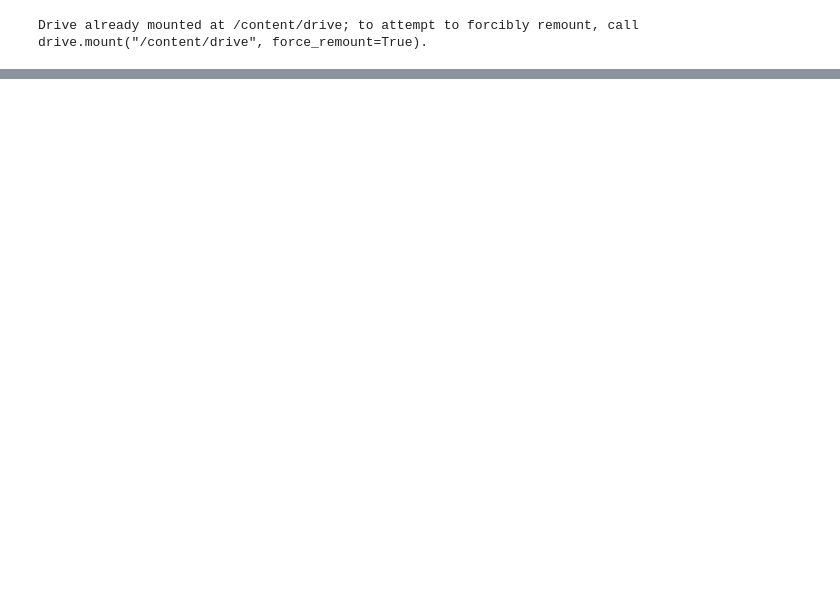
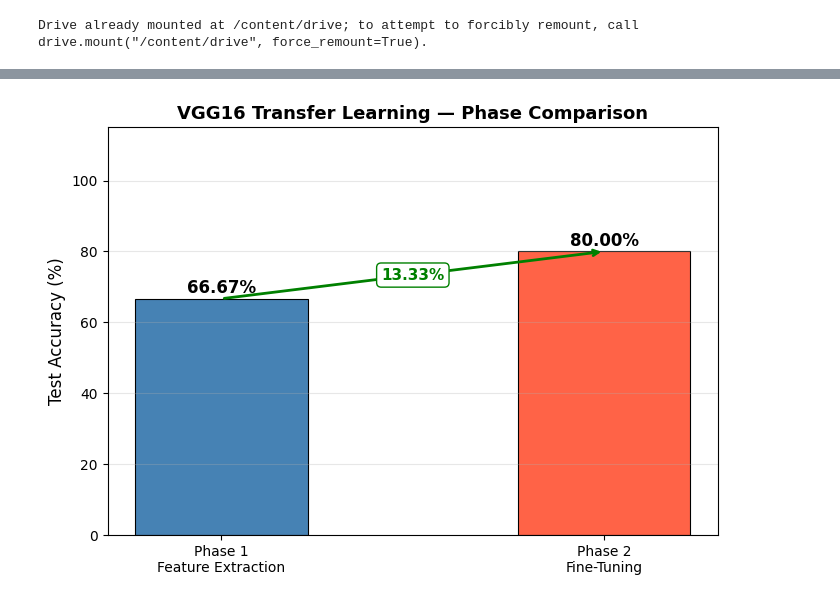
Before and after one commit to Abhi1997/AI_and_ML, a Jupyter notebook: Week - 6 - Practical Aspects of Training Deep Neural Network/Worksheet6.ipynb, the cells around one changed output, grey strips where cells are left out. Cells and saved outputs as stored; diff of their text form; code cells hidden in the pictures; blank space fills up the shorter version.

```diff
--- a/Week - 6 - Practical Aspects of Training Deep Neural Network/Worksheet6.ipynb
+++ b/Week - 6 - Practical Aspects of Training Deep Neural Network/Worksheet6.ipynb
@@ -746,0 +46,10 @@ Epoch 2/50
+# %%
+print(f"Contents of {BASE_DIR}:")
+for root, dirs, files in os.walk(BASE_DIR):
+    level = root.replace(BASE_DIR, '').count(os.sep)
+    indent = ' ' * 4 * (level)
+    print(f'{indent}{os.path.basename(root)}/')
+    subindent = ' ' * 4 * (level + 1)
+    for f in files:
+        if f.lower().endswith(('.jpg', '.jpeg', '.png')):
+            print(f'{subindent}{f}')
@@ -746,0 +538,33 @@ Epoch 2/50
+# %%
+# ── Bar chart comparing Phase 1 vs Phase 2 ──────────────────
+phases  = ['Phase 1\nFeature Extraction', 'Phase 2\nFine-Tuning']
+acc_vals = [acc_p1 * 100, acc_p2 * 100]
+colors   = ['steelblue', 'tomato']
+
+fig, ax = plt.subplots(figsize=(7, 5))
+bars = ax.bar(phases, acc_vals, color=colors, width=0.45, edgecolor='black', linewidth=0.8)
+
+for bar, val in zip(bars, acc_vals):
+    ax.text(bar.get_x() + bar.get_width() / 2,
+            bar.get_height() + 0.5,
+            f'{val:.2f}%', ha='center', va='bottom', fontweight='bold', fontsize=12)
+
+# Improvement arrow
+ax.annotate('',
+            xy=(1, acc_p2 * 100), xytext=(0, acc_p1 * 100),
+            arrowprops=dict(arrowstyle='->', color='green', lw=2))
+mid_y = (acc_p1 + acc_p2) / 2 * 100
+ax.text(0.5, mid_y, f'{(acc_p2-acc_p1)*100:.2f}%',
+        ha='center', va='center', color='green',
+        fontsize=11, fontweight='bold',
+        bbox=dict(boxstyle='round,pad=0.3', facecolor='white', edgecolor='green'))
+
+ax.set_ylim(0, 115)
+ax.set_ylabel('Test Accuracy (%)', fontsize=12)
+ax.set_title('VGG16 Transfer Learning — Phase Comparison', fontsize=13, fontweight='bold')
+ax.grid(axis='y', alpha=0.3)
+plt.tight_layout()
+plt.savefig('accuracy_comparison.png', dpi=150, bbox_inches='tight')
+plt.show()
+# %% [output]
+[figure, added]
```
Also changed, not shown: parts of 53 cells of this notebook.
